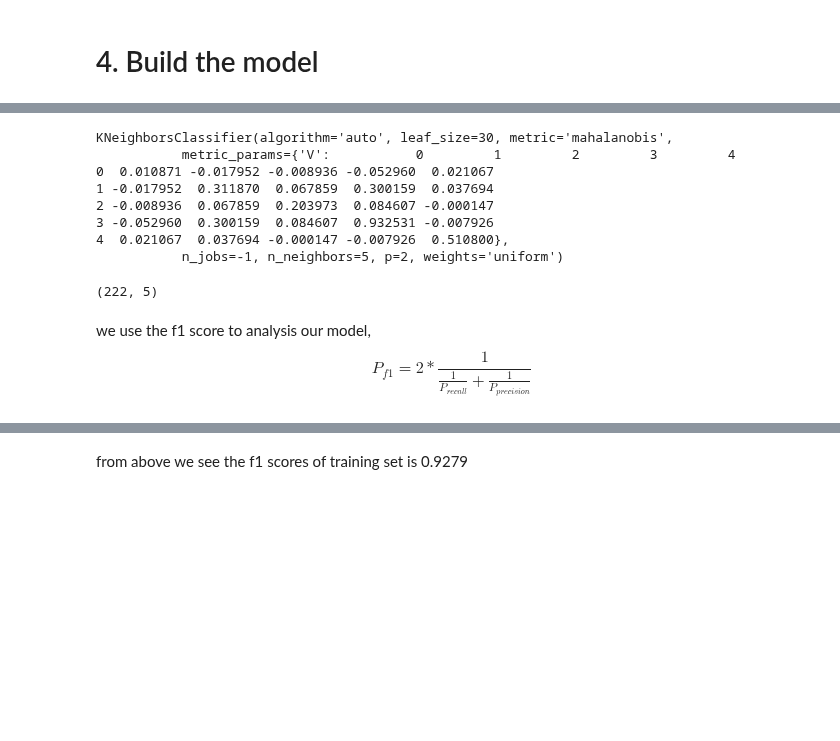
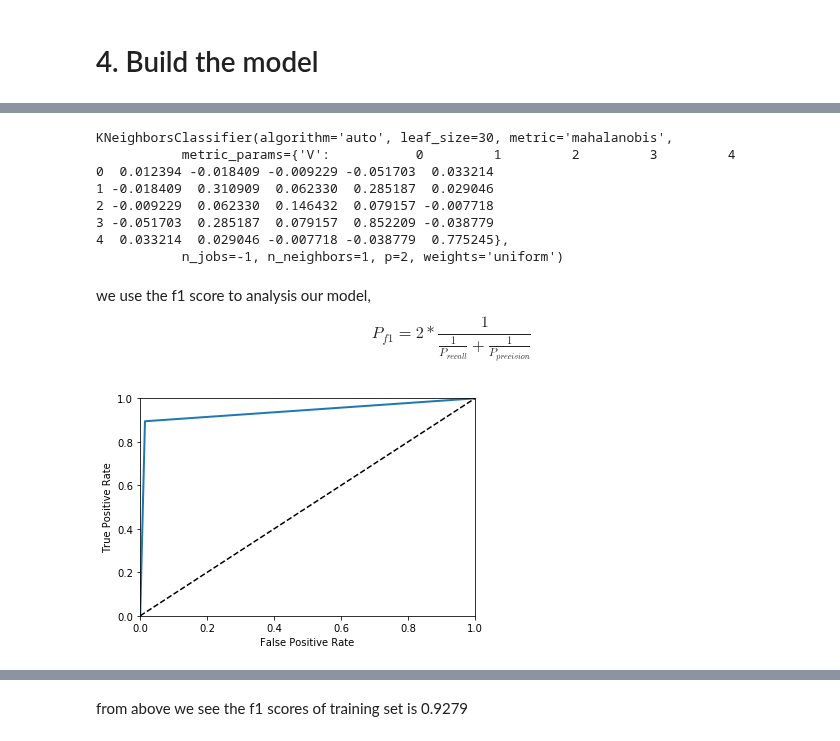
Before and after one commit to yushinliu/kaggle_competition-other_projects, a Jupyter notebook: lab/patRecDat/forStudents/Task1.ipynb, the cells around one changed output, grey strips where cells are left out. Saved outputs shown, nothing was run; the diff lists cells and outputs as text; code cells hidden in the pictures; blank space fills up the shorter version.

Commit message:
update_11/16
1.update the task1: roc graph

```diff
--- a/lab/patRecDat/forStudents/Task1.ipynb
+++ b/lab/patRecDat/forStudents/Task1.ipynb
@@ -849,24 +859,43 @@ X_train=train_set.drop(["label"],axis=1)
 y_train=train_set["label"]
 # %%
 #first apply nearest mean classifier
-nn_clf=KNeighborsClassifier(n_neighbors=5,metric="mahalanobis",metric_params={'V':X_train.cov()},n_jobs=-1)
+nn_clf=KNeighborsClassifier(n_neighbors=1,metric="mahalanobis",metric_params={'V':X_train.cov()},n_jobs=-1)
 nn_clf.fit(X_train,y_train)
 # %% [output]
 KNeighborsClassifier(algorithm='auto', leaf_size=30, metric='mahalanobis',
            metric_params={'V':           0         1         2         3         4
-0  0.010871 -0.017952 -0.008936 -0.052960  0.021067
-1 -0.017952  0.311870  0.067859  0.300159  0.037694
-2 -0.008936  0.067859  0.203973  0.084607 -0.000147
-3 -0.052960  0.300159  0.084607  0.932531 -0.007926
-4  0.021067  0.037694 -0.000147 -0.007926  0.510800},
-           n_jobs=-1, n_neighbors=5, p=2, weights='uniform')
+0  0.012394 -0.018409 -0.009229 -0.051703  0.033214
+1 -0.018409  0.310909  0.062330  0.285187  0.029046
+2 -0.009229  0.062330  0.146432  0.079157 -0.007718
+3 -0.051703  0.285187  0.079157  0.852209 -0.038779
+4  0.033214  0.029046 -0.007718 -0.038779  0.775245},
+           n_jobs=-1, n_neighbors=1, p=2, weights='uniform')
 # %%
 np.random.seed(42)
 index=np.random.choice(X_train.shape[0],size=np.int(X_train.shape[0]*0.001),replace=False)
-# %%
-X_train_select,y_train_select=X_train.loc[index],y_train.loc[index]
-X_train_select.shape
-# %% [output]
-(222, 5)
 # %% [markdown]
 we use the f1 score to analysis our model, $$P_{f1}=2*\frac{1}{\frac{1}{P_{recall}}+\frac{1}{P_{precision}}}$$
+# %%
+X_train_select,y_train_select=X_train.loc[index],y_train.loc[index]
+#f1 scores
+y_pred=nn_clf.predict(X_train)
+y_proba=nn_clf.predict_proba(X_train)
+f1_score(y_train,y_pred)
+# %%
+y_train_select=np.array(y_train_select.tolist())
+# %%
+#calculate tp amd fp
+y_score=y_proba[:,1]
+fp_nn,tp_nn,thresholds_nn=roc_curve(y_train_select,y_score,pos_label=2)
+# %%
+def plot_roc_curve(fpr, tpr, label=None):
+    plt.plot(fpr, tpr, linewidth=2, label=label)
+    plt.plot([0, 1], [0, 1], 'k--')
+    plt.axis([0, 1, 0, 1])
+    plt.xlabel('False Positive Rate')
+    plt.ylabel('True Positive Rate')
+
+plot_roc_curve(fp_nn,tp_nn,label='Nearest Mean')
+plt.show()
+# %% [output]
+[figure, added]
```
Also changed, not shown: parts of 13 cells of this notebook, 9 other files.
